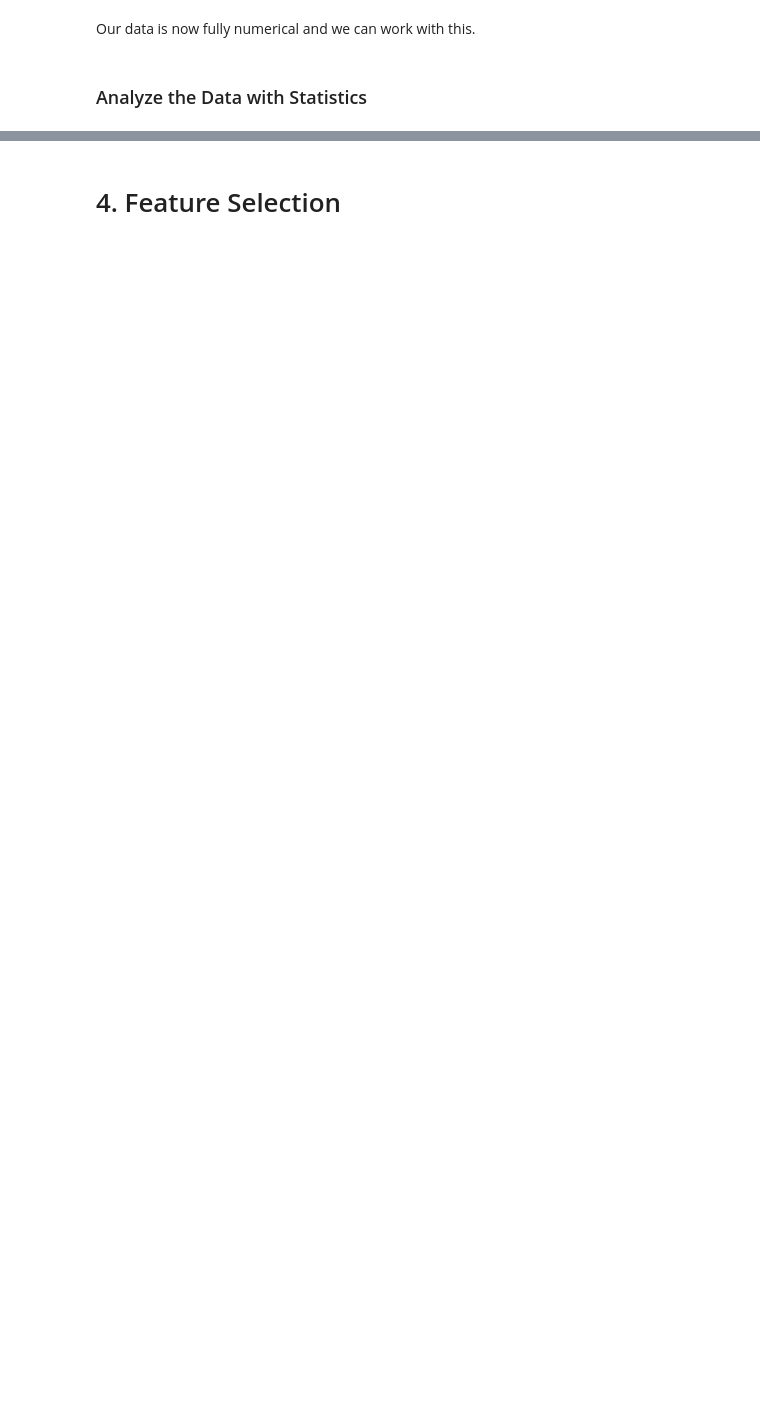
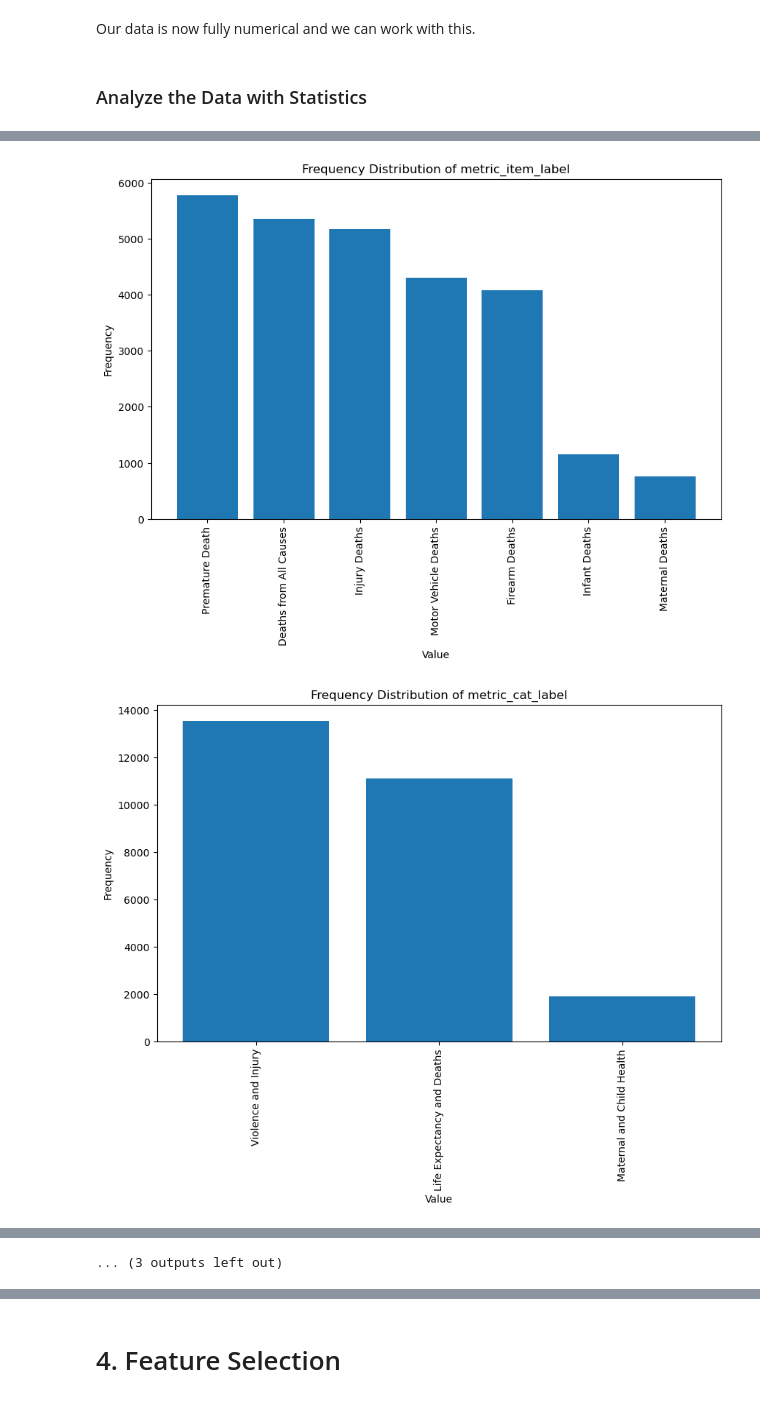
Before and after one commit to kohlerch/G4C-Project, a Jupyter notebook: Project/big-cities-health/Deaths.ipynb, the cells around one changed output, grey strips where cells are left out. Drawn from its saved outputs; the diff is of its cells as text; code cells hidden in the pictures; blank space fills up the shorter version.

```diff
--- a/Project/big-cities-health/Deaths.ipynb
+++ b/Project/big-cities-health/Deaths.ipynb
@@ -363,0 +370,18 @@ data.loc[find_years, columns_to_divide] /= 100000
+# %%
+encoding_columns = ['metric_item_label', 'metric_cat_label', 'metric_item_label_subtitle',
+                    'metric_cat_item_yaxis_label', 'geo_label_city', 'geo_label_city', 'geo_label_state', 'geo_label_state',
+                    'geo_strata_region', 'strata_race_label', 'strata_sex_label']
+label_encoder = LabelEncoder()
+label_mapping = {}
+
+
+for column in encoding_columns:
+    data[column] = label_encoder.fit_transform(data[column])
+    label_mapping[column] = dict(zip(label_encoder.classes_, label_encoder.transform(label_encoder.classes_)))
+
+for column, mapping in label_mapping.items():
+    print(f"Column: {column}")
+    for encoded_label, original_value in mapping.items():
+        print(f"Encoded Label: {encoded_label}, Original Value: {original_value}")
+
+label_mapping['metric_item_label']
@@ -437,0 +439,2 @@ Our data is now fully numerical and we can work with this.
+# %%
+original_data = pd.read_csv('original_data.csv')
@@ -437,0 +457,17 @@ Our data is now fully numerical and we can work with this.
+# %%
+plot_columns = original_data.drop(['geo_fips_code', 'value', 'value_95_ci_low', 'value_95_ci_high'], axis=1)
+
+for i in range(15):
+    column = plot_columns.columns[i]
+
+    column_counts = plot_columns[column].value_counts()
+
+    plt.figure(figsize=(10, 6))
+    plt.bar(column_counts.index, column_counts.values)
+    plt.xlabel('Value')
+    plt.xticks(rotation=90)
+    plt.ylabel('Frequency')
+    plt.title(f'Frequency Distribution of {column}')
+# %% [output]
+[figure, added]
+[figure, added]
@@ -437,0 +484 @@ Our data is now fully numerical and we can work with this.
+... (3 outputs left out)
```
Also changed, not shown: parts of 49 cells of this notebook.
